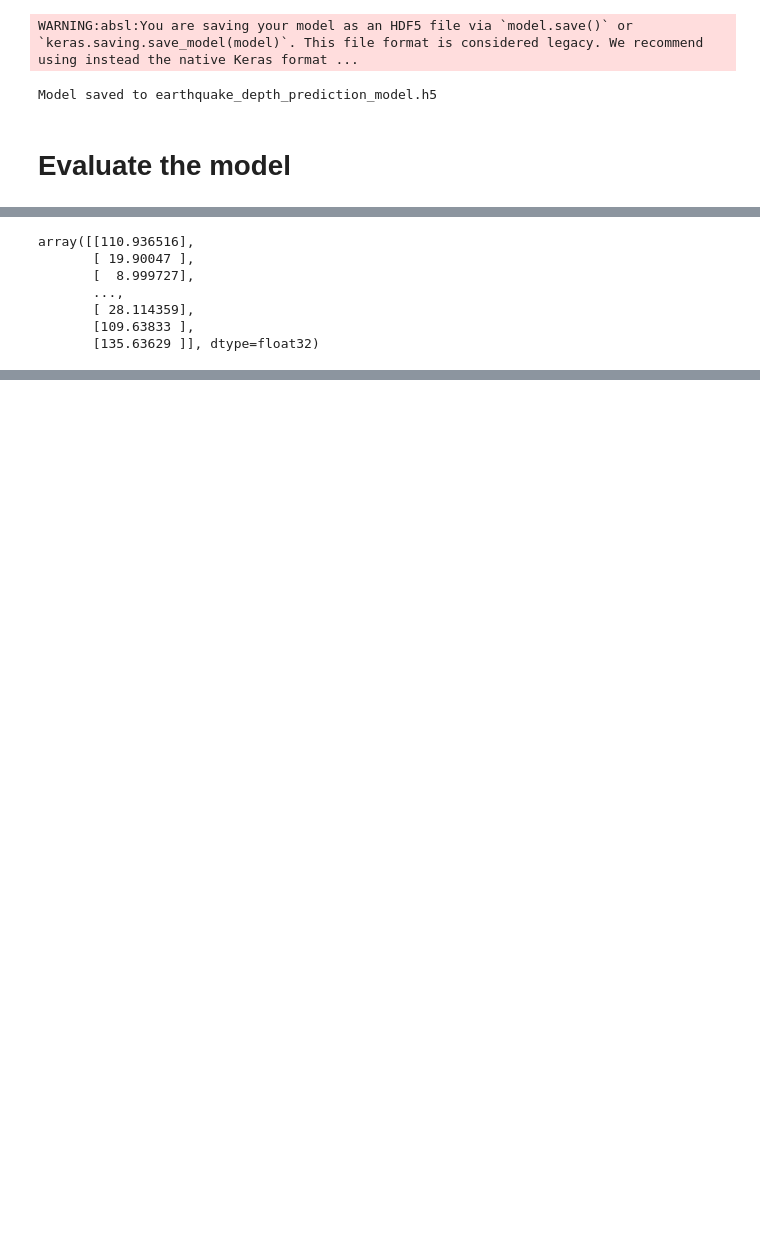
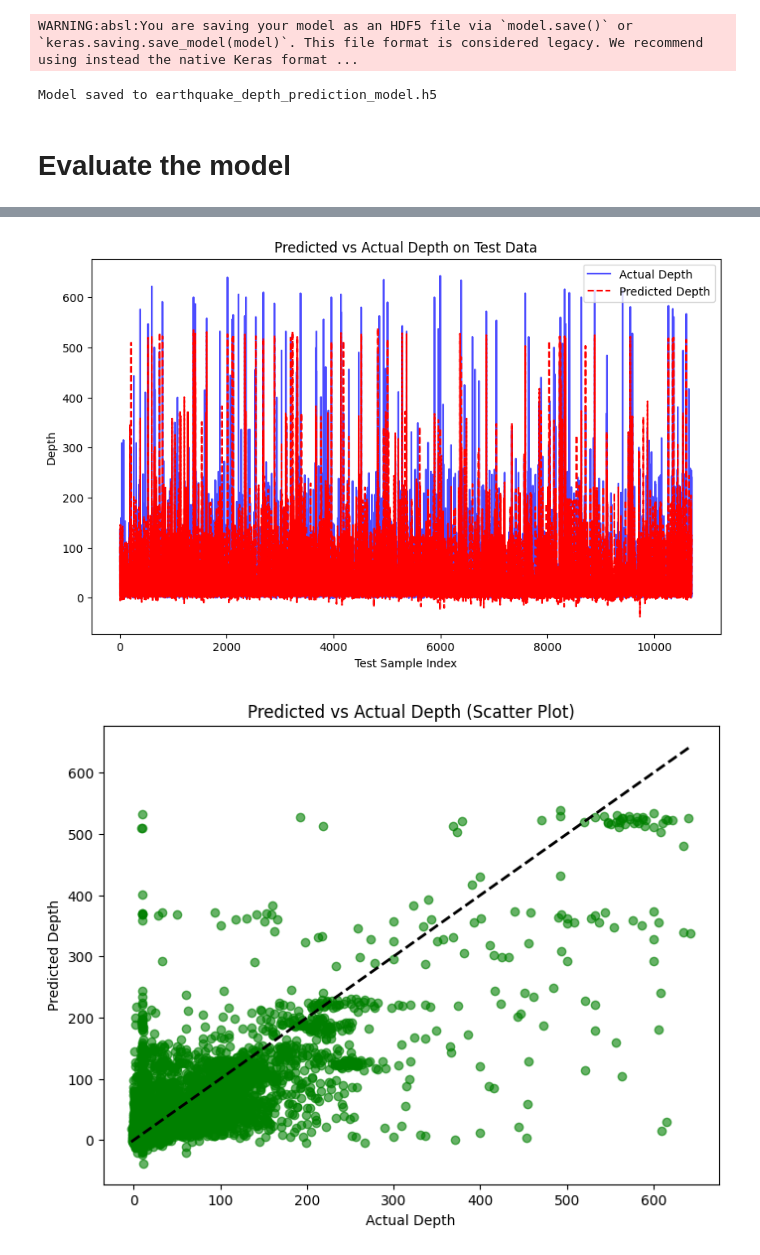
Before and after one commit to syedanwarafridi/Natural-Disasters-Prediction, a Jupyter notebook: earth_quake.ipynb, the cells around one changed output, grey strips where cells are left out. Drawn from its saved outputs; the diff is of its cells as text; code cells hidden in the pictures; blank space fills up the shorter version.

```diff
--- a/earth_quake.ipynb
+++ b/earth_quake.ipynb
@@ -174,10 +307,0 @@ y_test_inv = scaler_y.inverse_transform(y_test)
-# %%
-y_pred_inv
-# %% [output]
-array([[110.936516],
-       [ 19.90047 ],
-       [  8.999727],
-       ...,
-       [ 28.114359],
-       [109.63833 ],
-       [135.63629 ]], dtype=float32)
@@ -192,0 +308,27 @@ print(f'Predicted Depth: {predicted_depth_inv[0][0]}')
+# %%
+# Make predictions on the test set
+y_pred_scaled = model.predict(X_test)
+
+# Inverse the scaling to get the actual values of predictions and test targets
+y_pred = scaler_y.inverse_transform(y_pred_scaled)
+y_actual = scaler_y.inverse_transform(y_test)
+
+# Plot the results: Predicted vs Actual Depth
+plt.figure(figsize=(10, 6))
+plt.plot(y_actual, label='Actual Depth', color='blue', alpha=0.7)
+plt.plot(y_pred, label='Predicted Depth', color='red', linestyle='--')
+plt.title('Predicted vs Actual Depth on Test Data')
+plt.xlabel('Test Sample Index')
+plt.ylabel('Depth')
+plt.legend()
+plt.show()
+
+# Scatter plot to see how well predictions align with actual values
+plt.figure(figsize=(8, 6))
+plt.scatter(y_actual, y_pred, alpha=0.6, color='green')
+plt.plot([y_actual.min(), y_actual.max()], [y_actual.min(), y_actual.max()], 'k--', lw=2)
+plt.title('Predicted vs Actual Depth (Scatter Plot)')
+plt.xlabel('Actual Depth')
+plt.ylabel('Predicted Depth')
+plt.show()
+# %% [output]
@@ -192,0 +336,2 @@ print(f'Predicted Depth: {predicted_depth_inv[0][0]}')
+[figure, added]
+[figure, added]
```
Also changed, not shown: parts of 18 cells of this notebook.
